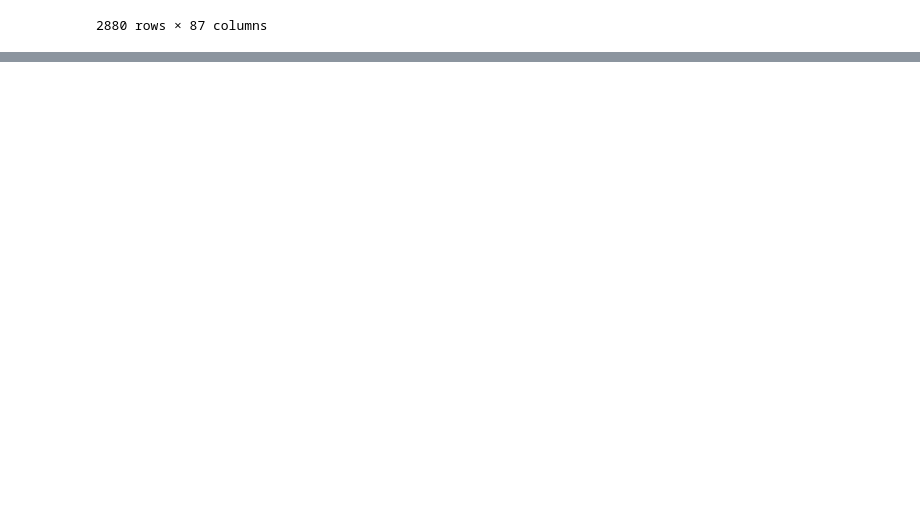
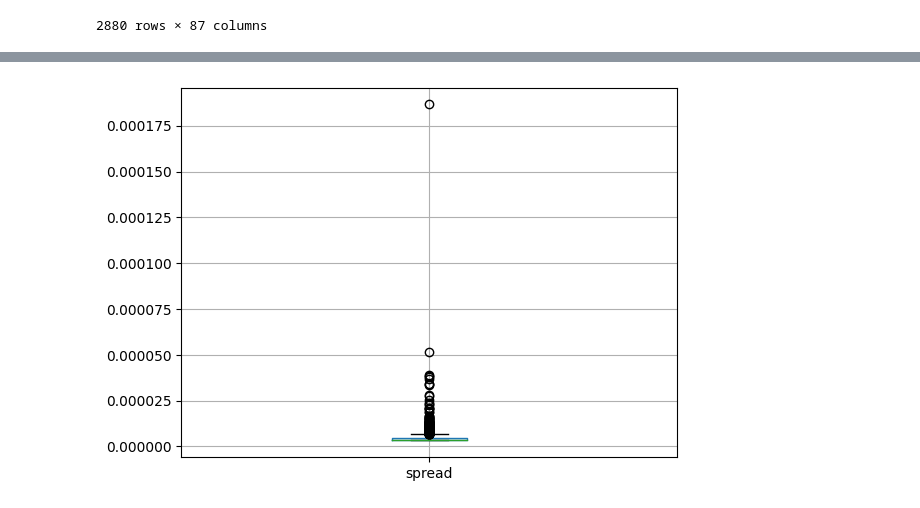
Before and after one commit to abefarkas/Thalassa_Regime_Classifier, a Jupyter notebook: Updated_Data.ipynb, the cells around one changed output, grey strips where cells are left out. Saved outputs shown, nothing was run; the diff lists cells and outputs as text; code cells hidden in the pictures; blank space fills up the shorter version.

```diff
--- a/Updated_Data.ipynb
+++ b/Updated_Data.ipynb
@@ -102,0 +173,4 @@ data
+# %%
+data[['spread']].boxplot();
+# %% [output]
+[figure, added]
```
Also changed, not shown: parts of 18 cells of this notebook.
